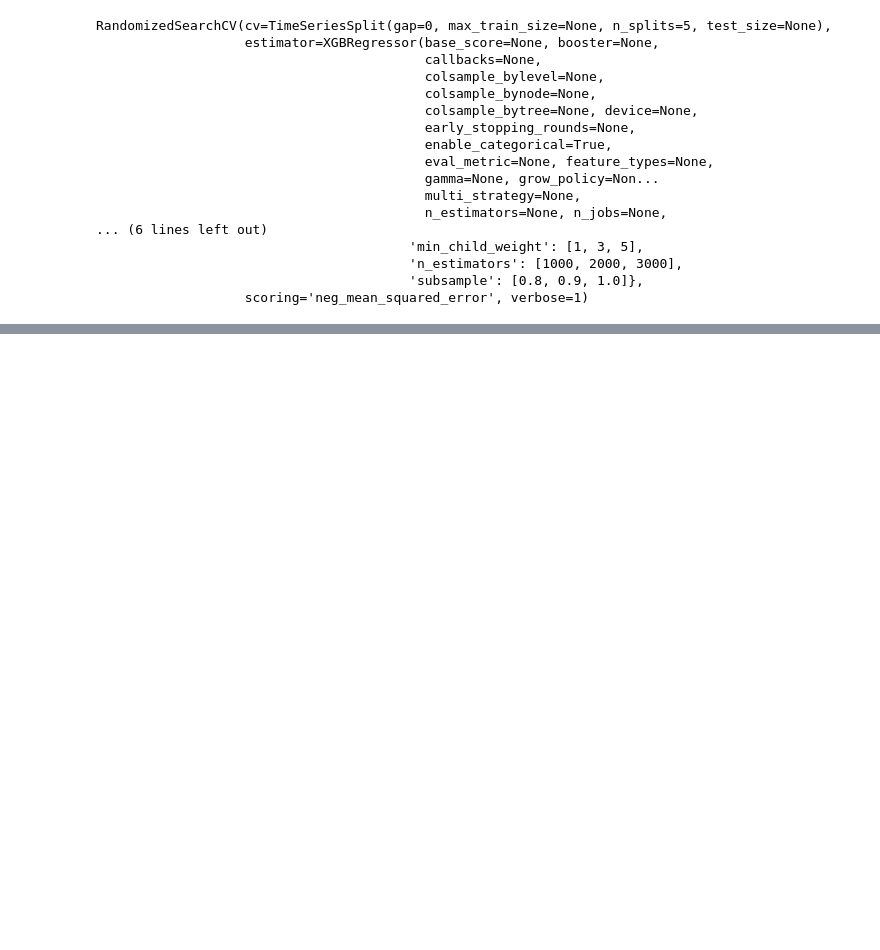
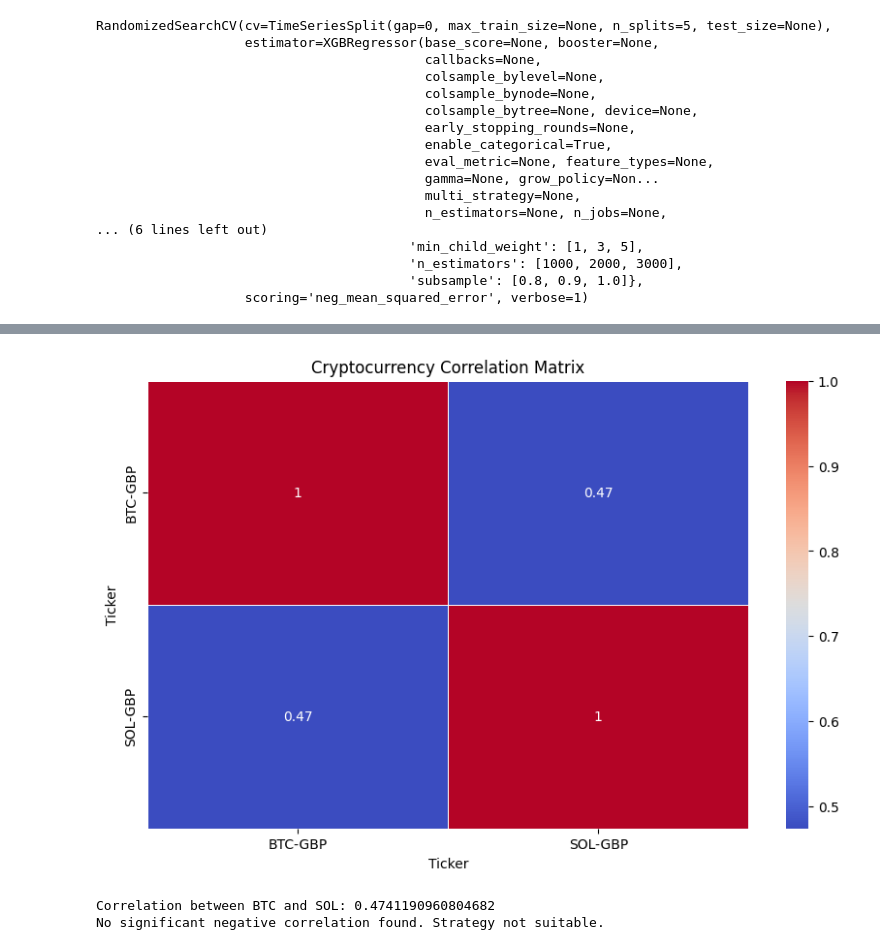
Before and after one commit to gappeah/Solana-ML-Forecast, a Jupyter notebook: main_xgboost copy.ipynb, the cells around one changed output, grey strips where cells are left out. Saved outputs shown, nothing was run; the diff lists cells and outputs as text; code cells hidden in the pictures; blank space fills up the shorter version.

Commit message:
Commit to main performed correlation analysis

```diff
--- a/main_xgboost copy.ipynb
+++ b/main_xgboost copy.ipynb
@@ -409,0 +410,13 @@ plt.show()
+# %%
+# Bitcoin correlation trackng compared to Solana
+import yfinance as yf
+import pandas as pd
+
+# Define cryptocurrency tickers
+crypto_tickers = ['BTC-GBP', 'SOL-GBP']
+
+# Download historical data (4 year)
+crypto_data = yf.download(crypto_tickers, start='2020-04-09', end='2024-04-09')['Adj Close']
+
+# Display the first few rows of data
+print(crypto_data.head())
@@ -409,0 +432,6 @@ plt.show()
+# %%
+# Calculate daily returns
+daily_returns = crypto_data.pct_change().dropna()
+
+# Display the first few rows of daily returns
+print(daily_returns.head())
@@ -409,0 +446,29 @@ plt.show()
+# %%
+import seaborn as sns
+import matplotlib.pyplot as plt
+
+# Calculate correlation matrix
+correlation_matrix = daily_returns.corr()
+
+# Plot a heatmap to visualize correlations
+plt.figure(figsize=(10, 6))
+sns.heatmap(correlation_matrix, annot=True, cmap='coolwarm', linewidths=0.5)
+plt.title('Cryptocurrency Correlation Matrix')
+plt.show()
+# %% [output]
+[figure, added]
+# %%
+# Let's define a threshold for significant negative correlation
+threshold = -0.65
+
+# Check if BTC and ETH have strong negative correlation
+btc_sol_corr = correlation_matrix.loc['BTC-GBP', 'SOL-GBP']
+print(f"Correlation between BTC and SOL: {btc_sol_corr}")
+
+if btc_sol_corr < threshold:
+    print("Significant negative correlation found. Consider pairs trading.")
+else:
+    print("No significant negative correlation found. Strategy not suitable.")
+# %% [output]
+Correlation between BTC and SOL: 0.4741190960804682
+No significant negative correlation found. Strategy not suitable.
```
Also changed, not shown: parts of 14 cells of this notebook.
